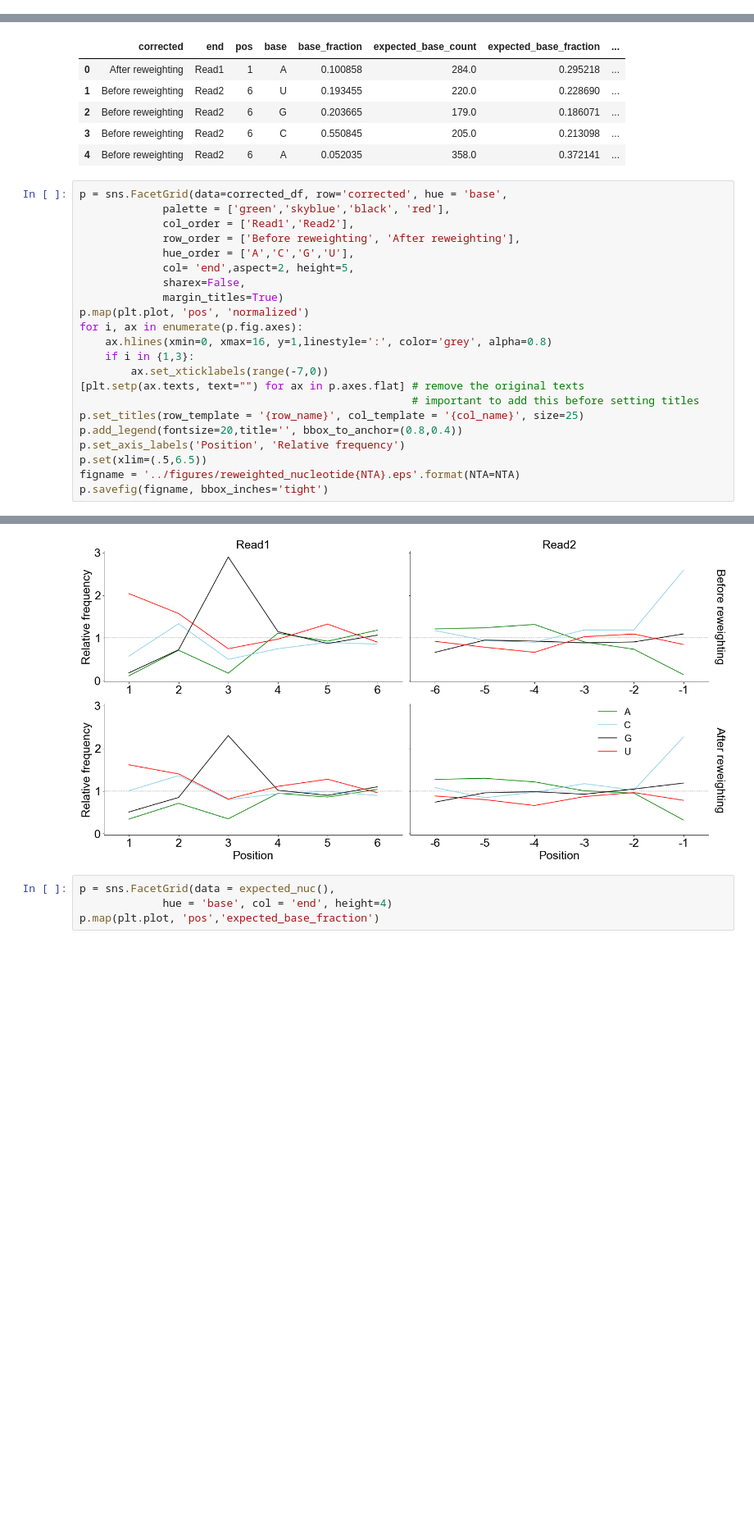
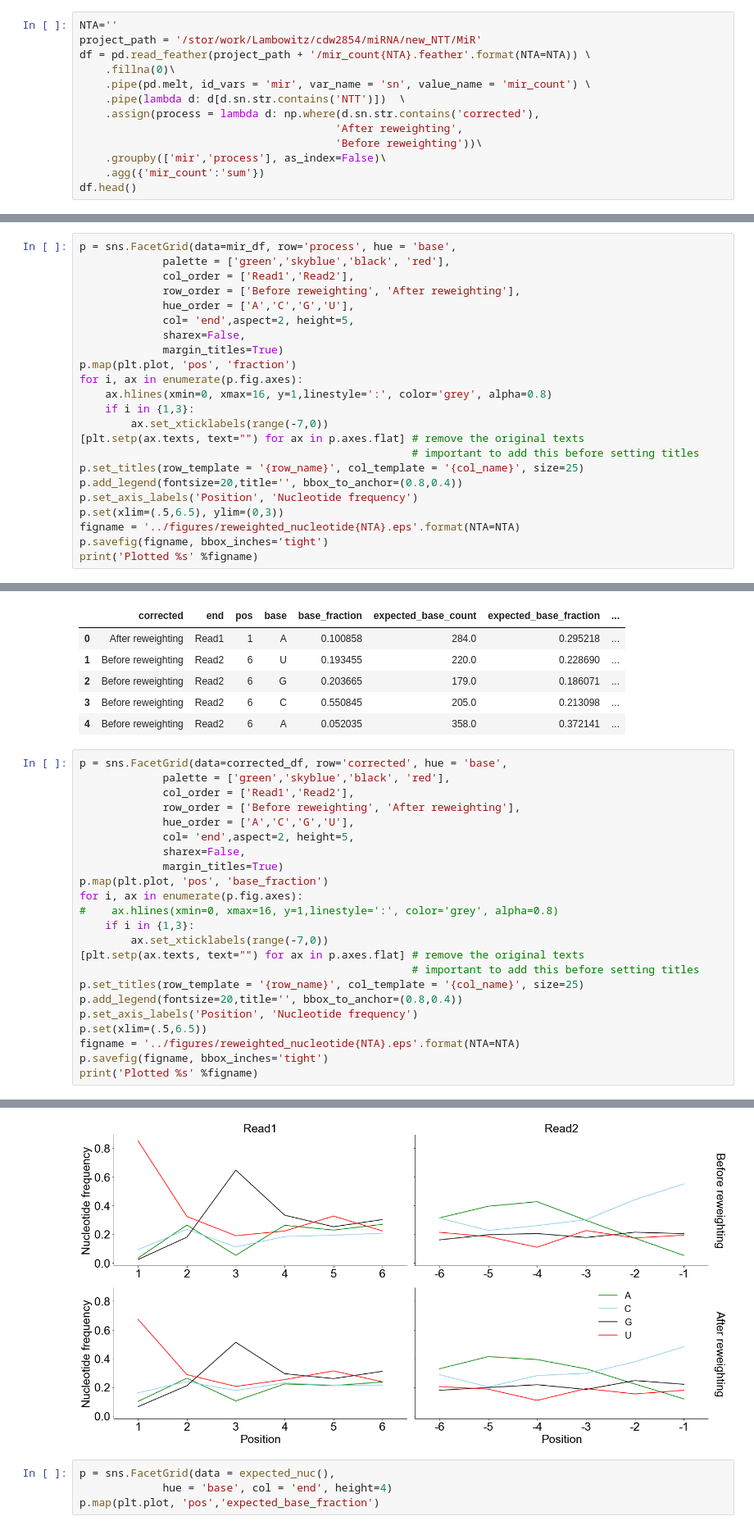
Before and after one commit to wckdouglas/tgirt_smRNA, a Jupyter notebook: scripts/reweighted_reads.ipynb, the cells around one changed output, grey strips where cells are left out. Shown at 82% size. Drawn from its saved outputs; the diff is of its cells as text; blank space fills up the shorter version.

```diff
--- a/scripts/reweighted_reads.ipynb
+++ b/scripts/reweighted_reads.ipynb
@@ -42,0 +90,13 @@ def expected_nuc():
+# %%
+NTA=''
+project_path = '/stor/work/Lambowitz/cdw2854/miRNA/new_NTT/MiR'
+df = pd.read_feather(project_path + '/mir_count{NTA}.feather'.format(NTA=NTA)) \
+    .fillna(0)\
+    .pipe(pd.melt, id_vars = 'mir', var_name = 'sn', value_name = 'mir_count') \
+    .pipe(lambda d: d[d.sn.str.contains('NTT')])  \
+    .assign(process = lambda d: np.where(d.sn.str.contains('corrected'),
+                                        'After reweighting',
+                                        'Before reweighting'))\
+    .groupby(['mir','process'], as_index=False)\
+    .agg({'mir_count':'sum'})
+df.head()
@@ -42,0 +134,23 @@ def expected_nuc():
+# %%
+p = sns.FacetGrid(data=mir_df, row='process', hue = 'base',
+             palette = ['green','skyblue','black', 'red'],
+             col_order = ['Read1','Read2'],
+             row_order = ['Before reweighting', 'After reweighting'],
+             hue_order = ['A','C','G','U'],
+             col= 'end',aspect=2, height=5,
+             sharex=False,
+             margin_titles=True)
+p.map(plt.plot, 'pos', 'fraction')
+for i, ax in enumerate(p.fig.axes):
+    ax.hlines(xmin=0, xmax=16, y=1,linestyle=':', color='grey', alpha=0.8)
+    if i in {1,3}:
+        ax.set_xticklabels(range(-7,0))
+[plt.setp(ax.texts, text="") for ax in p.axes.flat] # remove the original texts
+                                                    # important to add this before setting titles
+p.set_titles(row_template = '{row_name}', col_template = '{col_name}', size=25)
+p.add_legend(fontsize=20,title='', bbox_to_anchor=(0.8,0.4))
+p.set_axis_labels('Position', 'Nucleotide frequency')
+p.set(xlim=(.5,6.5), ylim=(0,3))
+figname = '../figures/reweighted_nucleotide{NTA}.eps'.format(NTA=NTA)
+p.savefig(figname, bbox_inches='tight')
+print('Plotted %s' %figname)
@@ -214,17 +348,18 @@ p = sns.FacetGrid(data=corrected_df, row='corrected', hue = 'base',
              col= 'end',aspect=2, height=5,
              sharex=False,
              margin_titles=True)
-p.map(plt.plot, 'pos', 'normalized')
+p.map(plt.plot, 'pos', 'base_fraction')
 for i, ax in enumerate(p.fig.axes):
-    ax.hlines(xmin=0, xmax=16, y=1,linestyle=':', color='grey', alpha=0.8)
+#    ax.hlines(xmin=0, xmax=16, y=1,linestyle=':', color='grey', alpha=0.8)
     if i in {1,3}:
         ax.set_xticklabels(range(-7,0))
 [plt.setp(ax.texts, text="") for ax in p.axes.flat] # remove the original texts
                                                     # important to add this before setting titles
 p.set_titles(row_template = '{row_name}', col_template = '{col_name}', size=25)
 p.add_legend(fontsize=20,title='', bbox_to_anchor=(0.8,0.4))
-p.set_axis_labels('Position', 'Relative frequency')
+p.set_axis_labels('Position', 'Nucleotide frequency')
 p.set(xlim=(.5,6.5))
 figname = '../figures/reweighted_nucleotide{NTA}.eps'.format(NTA=NTA)
 p.savefig(figname, bbox_inches='tight')
+print('Plotted %s' %figname)
 # %% [output]
@@ -231,4 +367,4 @@ p.savefig(figname, bbox_inches='tight')
-[figure, old version]
+[figure, new version]
 # %%
 p = sns.FacetGrid(data = expected_nuc(),
              hue = 'base', col = 'end', height=4)
```
Also changed, not shown: parts of 7 cells of this notebook, 1 other file.
